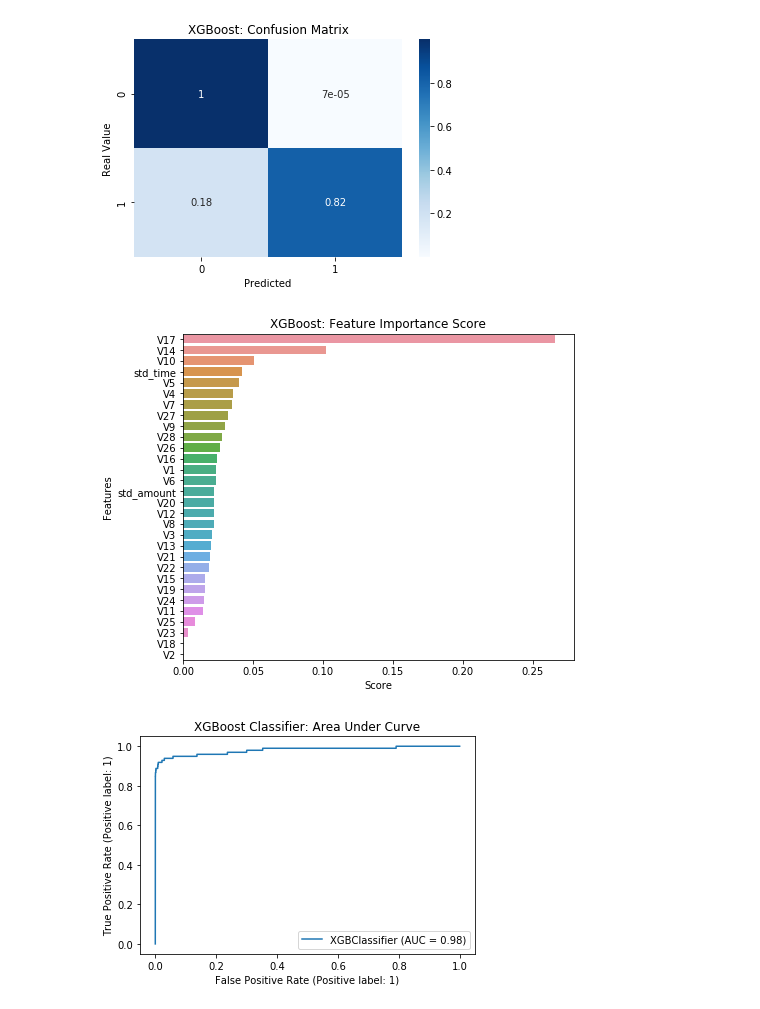
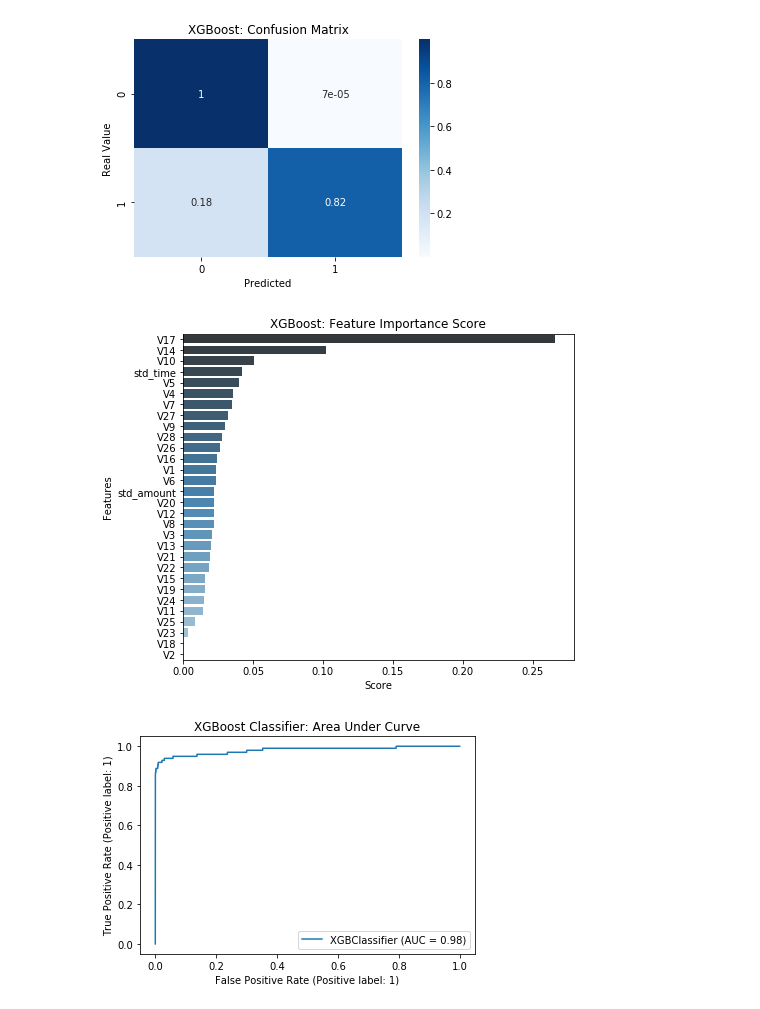
Before and after one commit to ipatel467/Credit-Card-Fraud-Detection, a Jupyter notebook: ML.ipynb, the cells around one changed output. Cells and saved outputs as stored; diff of their text form; code cells hidden in the pictures.

```diff
--- a/ML.ipynb
+++ b/ML.ipynb
@@ -297,14 +297,14 @@ plt.show()
 # %%
 xgb_feat_imp = pd.DataFrame(xgb.feature_importances_, index=X_train.columns).sort_values(by=0,ascending=False)
 # turning it into a Dataframe makes it easier to work with
 
 plt.figure(figsize=[7,6])
-sns.barplot(y=xgb_feat_imp.index,x=xgb_feat_imp[0],orient='h');
+sns.barplot(y=xgb_feat_imp.index,x=xgb_feat_imp[0],orient='h',palette="Blues_d");
 plt.title('XGBoost: Feature Importance Score');
 plt.ylabel('Features');
 plt.xlabel('Score');
 # %% [output]
-[figure, old version]
+[figure, new version]
 # %%
 metrics.plot_roc_curve(xgb, X_test, y_test)
 plt.title("XGBoost Classifier: Area Under Curve")
```
Also changed, not shown: parts of 2 cells of this notebook, 1 other file.
